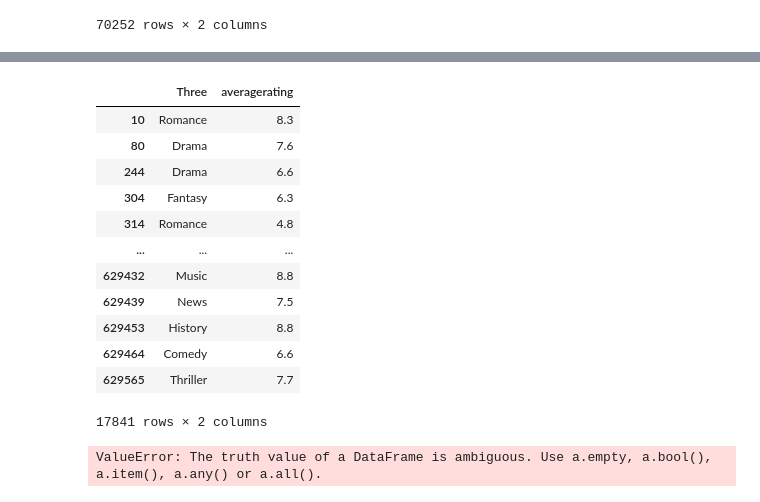
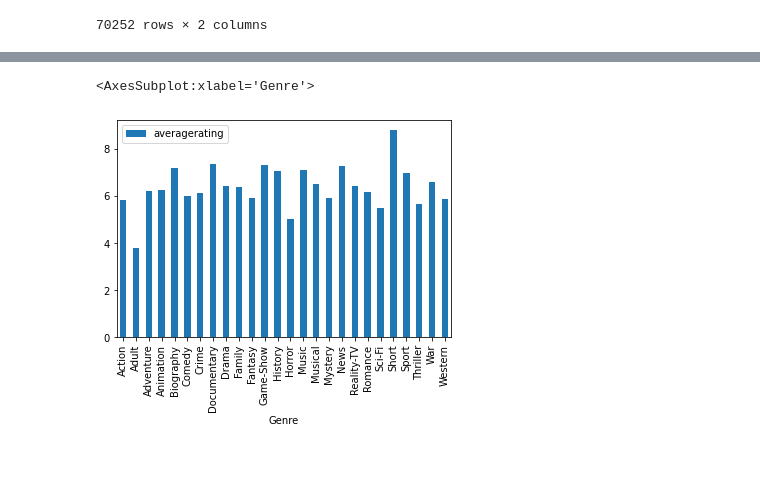
Before and after one commit to halemade/film_recommendations, a Jupyter notebook: explore_data.ipynb, the cells around one changed output, grey strips where cells are left out. Cells and saved outputs as stored; diff of their text form; code cells hidden in the pictures; blank space fills up the shorter version.

```diff
--- a/explore_data.ipynb
+++ b/explore_data.ipynb
@@ -185,23 +152,22 @@ imdb_final_two
+# %%
+imdb_final[["One","Two","Three"]]=imdb_final.genres.str.split(pat=',', n=- 1, expand=True)
+imdb_final
+
+imdb_final_one=imdb_final[['One','averagerating']]
+#imdb_final_one.groupby('One').mean().plot.bar()
+imdb_final
+imdb_final_two=imdb_final[['Two','averagerating']]
+imdb_final_three=imdb_final[['Three','averagerating']]
+imdb_final_one=imdb_final_one.rename(columns={"One":"Genre"})
+imdb_final_two=imdb_final_two.rename(columns={"Two":"Genre"})
+imdb_final_three=imdb_final_three.rename(columns={"Three":"Genre"})
+t=pd.concat([imdb_final_three,imdb_final_two,imdb_final_one])
+t.groupby('Genre').mean().plot.bar()
+# %% [output]
+<AxesSubplot:xlabel='Genre'>
+[figure, added]
 # %%
-imdb_final_three=imdb_final[['Three','averagerating']].dropna()
+imdb_final_three['Three']=imdb_final_three['Genre']
 imdb_final_three
-# %% [output]
-|  | Three | averagerating |
-| 10 | Romance | 8.3 |
-| 80 | Drama | 7.6 |
-| 244 | Drama | 6.6 |
-| 304 | Fantasy | 6.3 |
-| 314 | Romance | 4.8 |
-| ... | ... | ... |
-| 629432 | Music | 8.8 |
-| 629439 | News | 7.5 |
-| 629453 | History | 8.8 |
-| 629464 | Comedy | 6.6 |
-| 629565 | Thriller | 7.7 |
-17841 rows × 2 columns
-# %%
-imdb_final_three.stack(imdb_final_two)
-# %% [output]
-ValueError: The truth value of a DataFrame is ambiguous. Use a.empty, a.bool(), a.item(), a.any() or a.all().
 # %%
 genre_set[0].unique()
```
Also changed, not shown: parts of 7 cells of this notebook.
